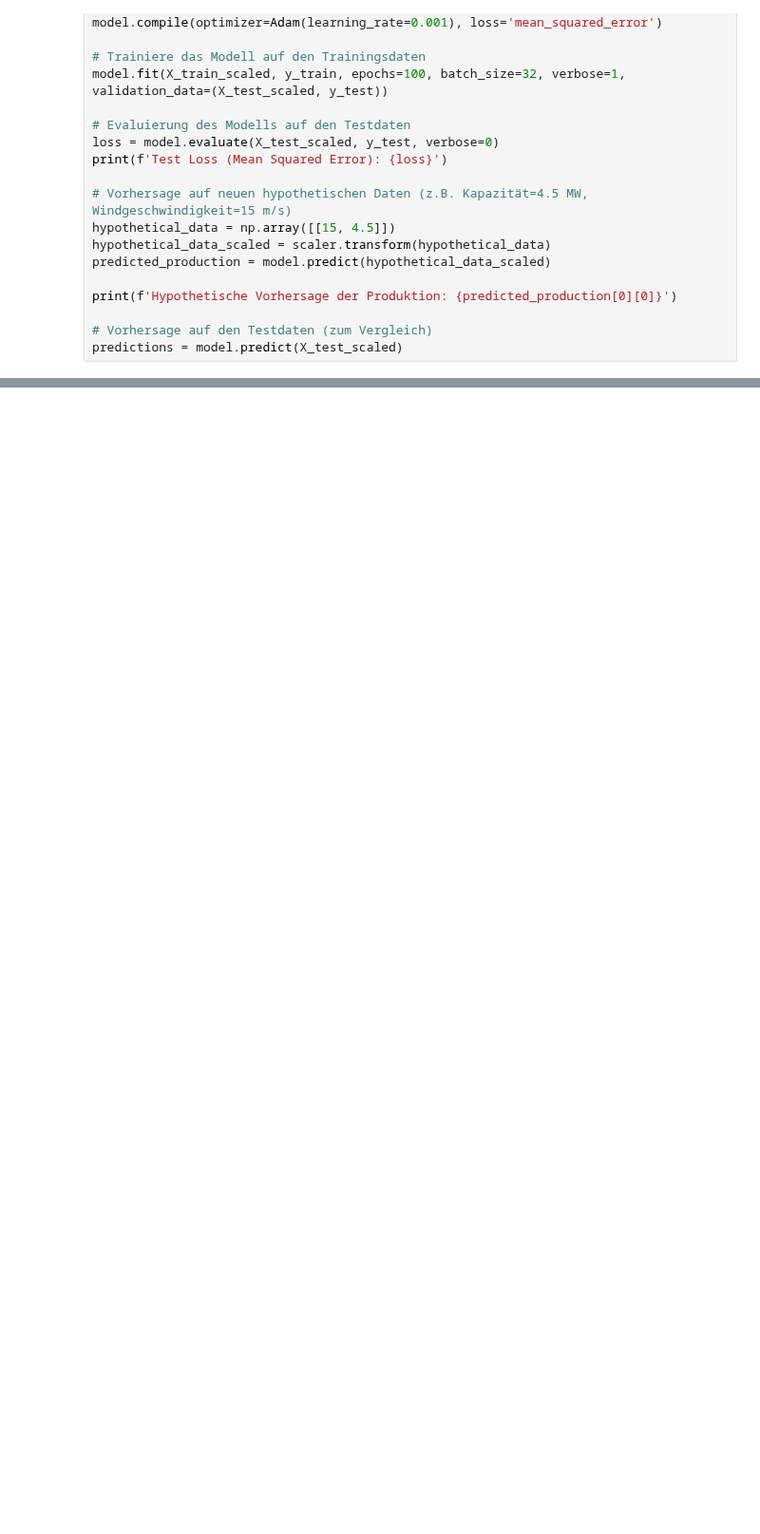
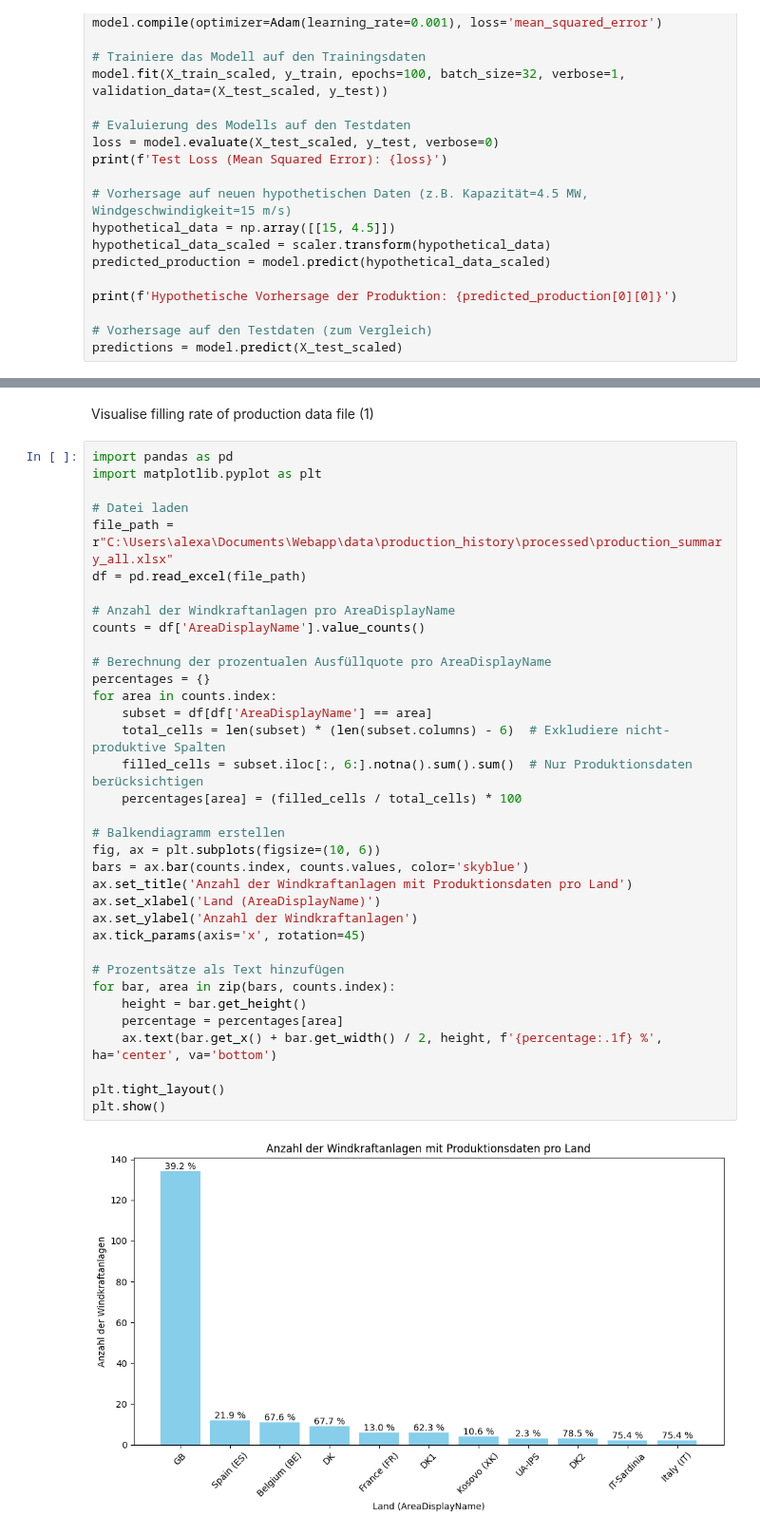
Before and after one commit to el-gif/Webapp, a Jupyter notebook: Data.ipynb, the cells around one changed output, grey strips where cells are left out. Shown at 95% size. Saved outputs shown, nothing was run; the diff lists cells and outputs as text; blank space fills up the shorter version.

Commit message:
data preprocessing

```diff
--- a/Data.ipynb
+++ b/Data.ipynb
@@ -499,0 +665,39 @@ predictions = model.predict(X_test_scaled)
+# %% [markdown]
+Visualise filling rate of production data file (1)
+# %%
+import pandas as pd
+import matplotlib.pyplot as plt
+
+# Datei laden
+file_path = r"C:\Users\alexa\Documents\Webapp\data\production_history\processed\production_summary_all.xlsx"
+df = pd.read_excel(file_path)
+
+# Anzahl der Windkraftanlagen pro AreaDisplayName
+counts = df['AreaDisplayName'].value_counts()
+
+# Berechnung der prozentualen Ausfüllquote pro AreaDisplayName
+percentages = {}
+for area in counts.index:
+    subset = df[df['AreaDisplayName'] == area]
+    total_cells = len(subset) * (len(subset.columns) - 6)  # Exkludiere nicht-produktive Spalten
+    filled_cells = subset.iloc[:, 6:].notna().sum().sum()  # Nur Produktionsdaten berücksichtigen
+    percentages[area] = (filled_cells / total_cells) * 100
+
+# Balkendiagramm erstellen
+fig, ax = plt.subplots(figsize=(10, 6))
+bars = ax.bar(counts.index, counts.values, color='skyblue')
+ax.set_title('Anzahl der Windkraftanlagen mit Produktionsdaten pro Land')
+ax.set_xlabel('Land (AreaDisplayName)')
+ax.set_ylabel('Anzahl der Windkraftanlagen')
+ax.tick_params(axis='x', rotation=45)
+
+# Prozentsätze als Text hinzufügen
+for bar, area in zip(bars, counts.index):
+    height = bar.get_height()
+    percentage = percentages[area]
+    ax.text(bar.get_x() + bar.get_width() / 2, height, f'{percentage:.1f} %', ha='center', va='bottom')
+
+plt.tight_layout()
+plt.show()
+# %% [output]
+[figure, added]
```
Also changed, not shown: parts of 13 cells of this notebook, 12 other files.
